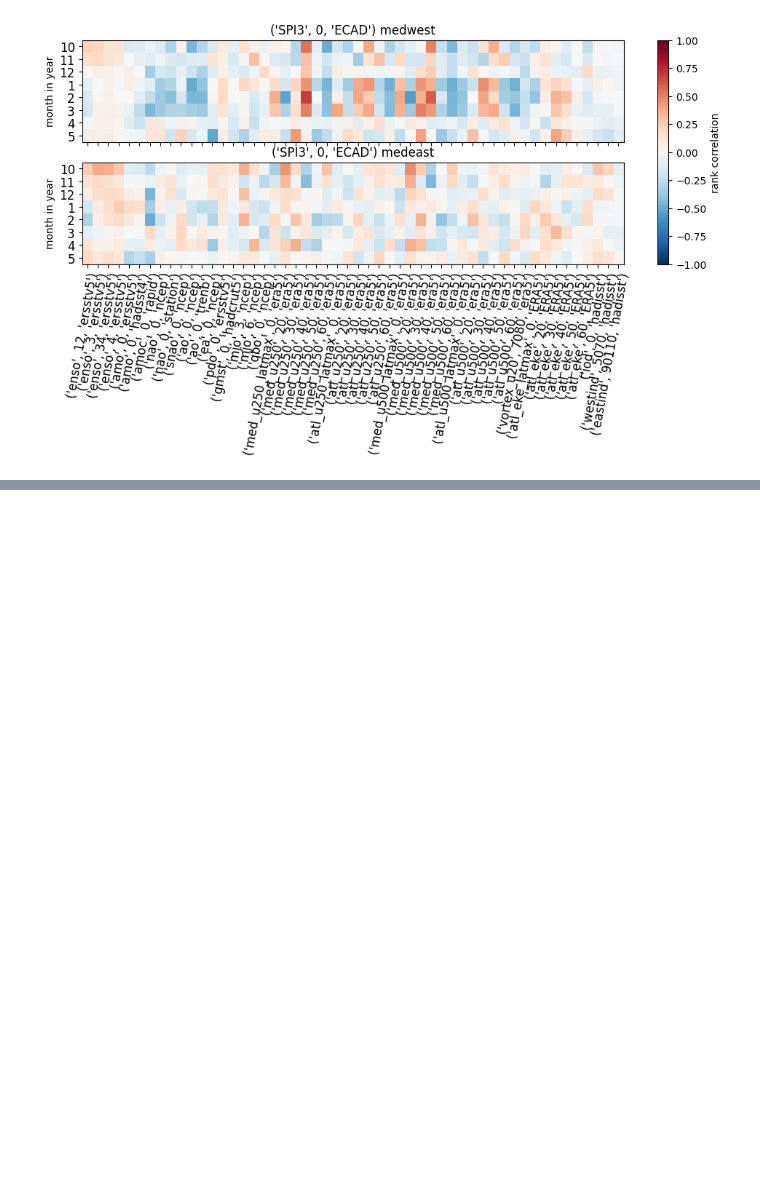
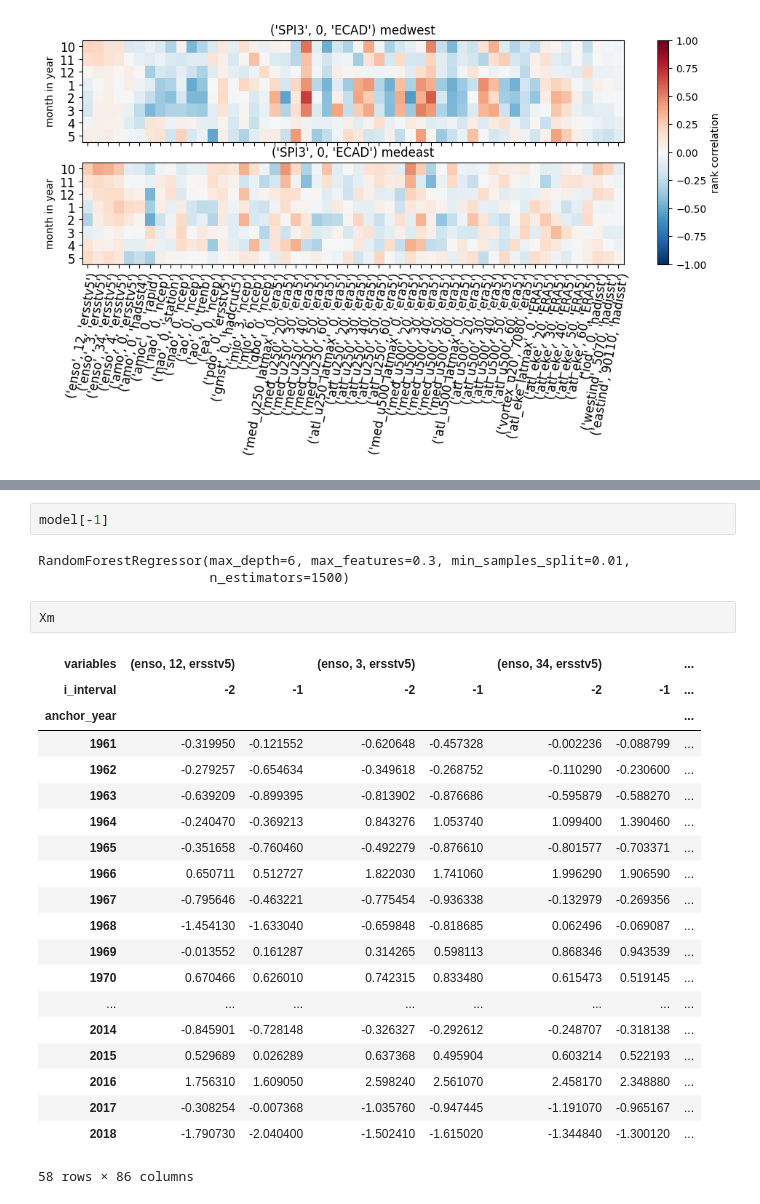
Before and after one commit to chiemvs/Medley, a Jupyter notebook: notebooks/Poster_plots.ipynb, the cells around one changed output, grey strips where cells are left out. Saved outputs shown, nothing was run; the diff lists cells and outputs as text; blank space fills up the shorter version.

```diff
--- a/notebooks/Poster_plots.ipynb
+++ b/notebooks/Poster_plots.ipynb
@@ -170,0 +356,28 @@ plt.show()
+# %%
+model[-1]
+# %% [output]
+RandomForestRegressor(max_depth=6, max_features=0.3, min_samples_split=0.01,
+                      n_estimators=1500)
+# %%
+Xm
+# %% [output]
+| variables | (enso, 12, ersstv5) |  | (enso, 3, ersstv5) |  | (enso, 34, ersstv5) |  | ... |
+| i_interval | -2 | -1 | -2 | -1 | -2 | -1 | ... |
+| anchor_year |  |  |  |  |  |  | ... |
+| 1961 | -0.319950 | -0.121552 | -0.620648 | -0.457328 | -0.002236 | -0.088799 | ... |
+| 1962 | -0.279257 | -0.654634 | -0.349618 | -0.268752 | -0.110290 | -0.230600 | ... |
+| 1963 | -0.639209 | -0.899395 | -0.813902 | -0.876686 | -0.595879 | -0.588270 | ... |
+| 1964 | -0.240470 | -0.369213 | 0.843276 | 1.053740 | 1.099400 | 1.390460 | ... |
+| 1965 | -0.351658 | -0.760460 | -0.492279 | -0.876610 | -0.801577 | -0.703371 | ... |
+| 1966 | 0.650711 | 0.512727 | 1.822030 | 1.741060 | 1.996290 | 1.906590 | ... |
+| 1967 | -0.795646 | -0.463221 | -0.775454 | -0.936338 | -0.132979 | -0.269356 | ... |
+| 1968 | -1.454130 | -1.633040 | -0.659848 | -0.818685 | 0.062496 | -0.069087 | ... |
+| 1969 | -0.013552 | 0.161287 | 0.314265 | 0.598113 | 0.868346 | 0.943539 | ... |
+| 1970 | 0.670466 | 0.626010 | 0.742315 | 0.833480 | 0.615473 | 0.519145 | ... |
+| ... | ... | ... | ... | ... | ... | ... | ... |
+| 2014 | -0.845901 | -0.728148 | -0.326327 | -0.292612 | -0.248707 | -0.318138 | ... |
+| 2015 | 0.529689 | 0.026289 | 0.637368 | 0.495904 | 0.603214 | 0.522193 | ... |
+| 2016 | 1.756310 | 1.609050 | 2.598240 | 2.561070 | 2.458170 | 2.348880 | ... |
+| 2017 | -0.308254 | -0.007368 | -1.035760 | -0.947445 | -1.191070 | -0.965167 | ... |
+| 2018 | -1.790730 | -2.040400 | -1.502410 | -1.615020 | -1.344840 | -1.300120 | ... |
+58 rows × 86 columns
```
Also changed, not shown: parts of 14 cells of this notebook, 7 other files.
